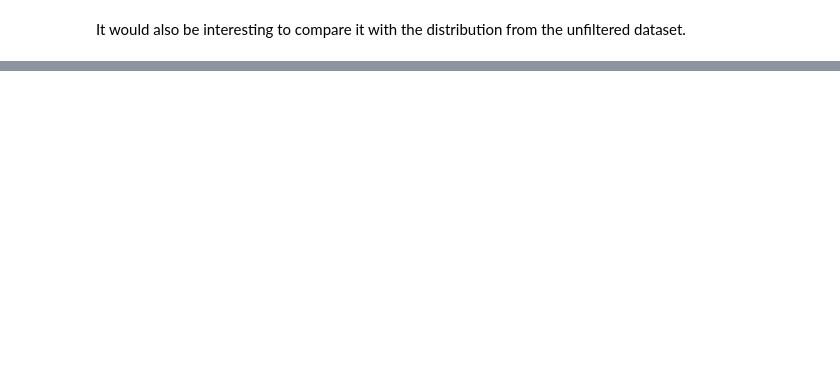
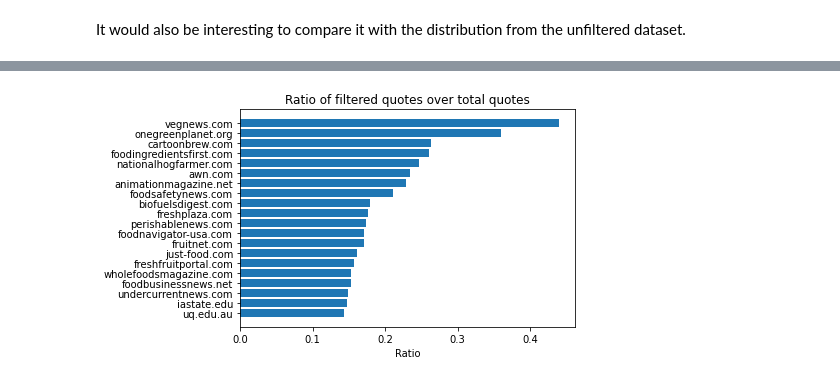
Before and after one commit to epfl-ada/ada-2021-project-nameerror, a Jupyter notebook: notebooks/Romain_playbook.ipynb, the cells around one changed output, grey strips where cells are left out. Saved outputs shown, nothing was run; the diff lists cells and outputs as text; code cells hidden in the pictures; blank space fills up the shorter version.

```diff
--- a/notebooks/romain_playbook.ipynb
+++ b/notebooks/Romain_playbook.ipynb
@@ -242,7 +257,7 @@ KeyError: 'domains'
 It would also be interesting to compare it with the distribution from the unfiltered dataset.
 # %%
 domains_all_df = pd.Series(dtype=str)
-with pd.read_json(raw_data_dir+"quotes-2020.json.bz2", lines=True, compression='bz2', chunksize=100000) as df_reader:
+with pd.read_json(raw_data_dir+"quotes-2020.json.bz2", lines=True, compression='bz2', chunksize=50000) as df_reader:
     for chunk in df_reader:
         v = chunk['urls'].apply(lambda r: list(map(get_domain, r))).explode()
         domains_all_df = domains_all_df.add(v, fill_value="")
@@ -273,0 +291,11 @@ Name: urls, dtype: int64
+# %%
+quotes_by_domain_merged = pd.merge(
+    quotes_by_domain.rename('filtered_quotes'),
+    quotes_by_domain_all.rename('total_quotes'),
+    how='left',
+    left_index=True,
+    right_index=True
+)
+
+quotes_by_domain_merged['ratio'] = quotes_by_domain_merged['filtered_quotes'] / quotes_by_domain_merged['total_quotes']
+quotes_by_domain_merged.sort_values('ratio', ascending=False).head()
@@ -273,0 +311,4 @@ Name: urls, dtype: int64
+# %%
+thresh = 100  # we keep domains with more than thresh total quotes
+quotes_by_domain_merged = quotes_by_domain_merged[quotes_by_domain_merged['total_quotes'] > thresh]
+quotes_by_domain_merged.sort_values('ratio', ascending=False).head()
@@ -273,0 +322,9 @@ Name: urls, dtype: int64
+# %%
+d = quotes_by_domain_merged['ratio'].sort_values(ascending=False)[:20].sort_values()
+
+plt.barh(d.index, d)
+plt.title("Ratio of filtered quotes over total quotes")
+plt.xlabel("Ratio")
+plt.show()
+# %% [output]
+[figure, added]
```
Also changed, not shown: parts of 11 cells of this notebook, 1 other file.
